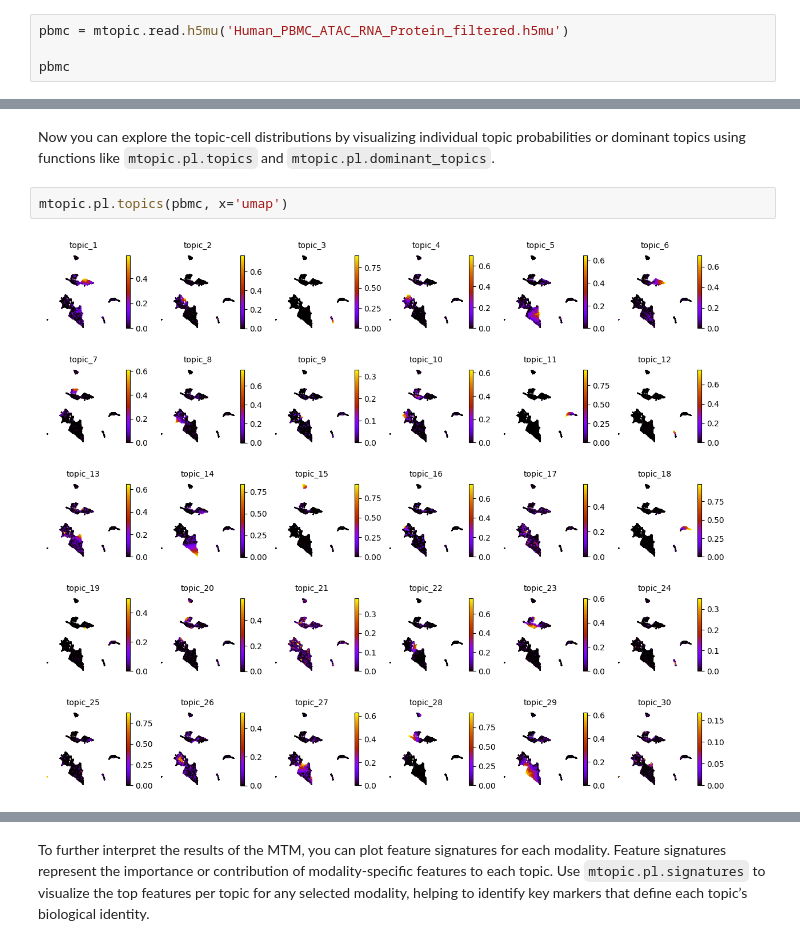
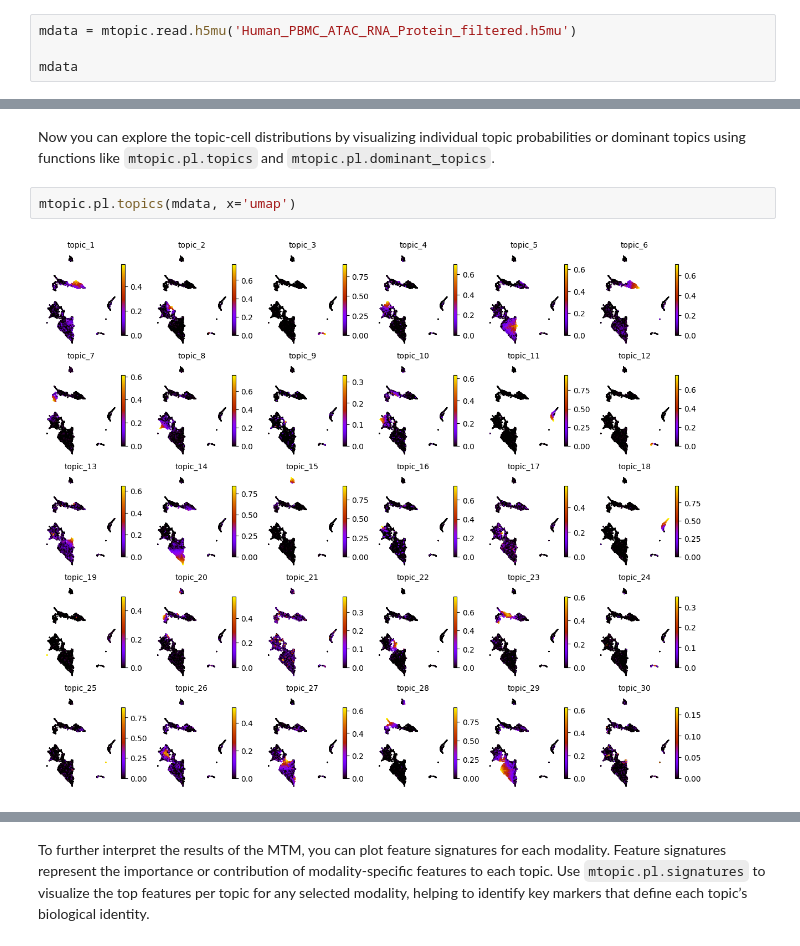
Before and after one commit to TabakaLab/mTopic, a Jupyter notebook: docs/source/notebooks/T4_Human_PBMC_training.ipynb, the cells around one changed output, grey strips where cells are left out. Drawn from its saved outputs; the diff is of its cells as text.

```diff
--- a/docs/source/notebooks/T4_Human_PBMC_training.ipynb
+++ b/docs/source/notebooks/T4_Human_PBMC_training.ipynb
@@ -31,9 +31,9 @@ The filtered dataset contains 7,349 cells and includes three modalities:
 
 This rich multimodal structure enables a joint modeling of transcriptional activity, regulatory accessibility, and protein epitope expression at single-cell resolution.
 # %%
-pbmc = mtopic.read.h5mu('Human_PBMC_ATAC_RNA_Protein_filtered.h5mu')
+mdata = mtopic.read.h5mu('Human_PBMC_ATAC_RNA_Protein_filtered.h5mu')
 
-pbmc
+mdata
 # %% [output]
 MuData object with n_obs × n_vars = 7349 × 147123
   obs:  'celltype', 'celltype_coarse'
@@ -114,9 +122,9 @@ MuData object with n_obs × n_vars = 7349 × 147123
 # %% [markdown]
 Now you can explore the topic-cell distributions by visualizing individual topic probabilities or dominant topics using functions like `mtopic.pl.topics` and `mtopic.pl.dominant_topics`.
 # %%
-mtopic.pl.topics(pbmc, x='umap')
+mtopic.pl.topics(mdata, x='umap')
 # %% [output]
-[figure, old version]
+[figure, new version]
 # %%
 palette = {'topic_1': '#CDBA96', 'topic_2': '#000080', 'topic_3': '#FFFF00', 'topic_4': '#9ECAE1', 'topic_5': '#189E7F',
            'topic_6': '#FFF8DC', 'topic_7': '#642915', 'topic_8': '#0000FF', 'topic_9': '#BEBEBE', 'topic_10': '#4292C6',
```
Also changed, not shown: parts of 12 cells of this notebook, 12 other files.
